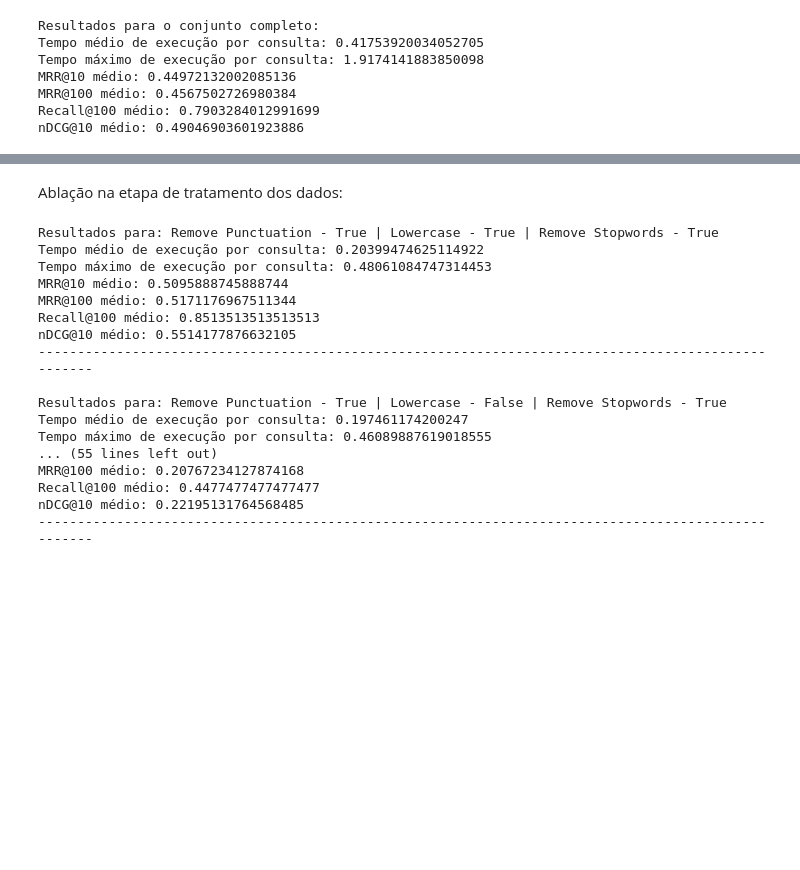
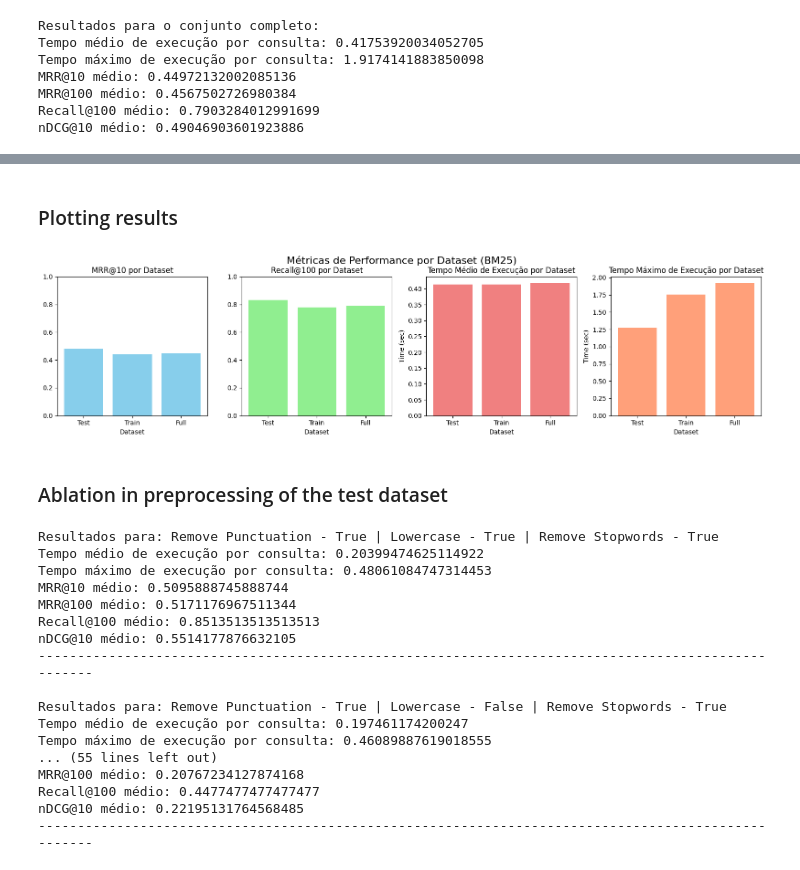
Before and after one commit to TFrankeM/projetos_em_cd, a Jupyter notebook: multi_stage_ranking.ipynb, the cells around one changed output, grey strips where cells are left out. Saved outputs shown, nothing was run; the diff lists cells and outputs as text; code cells hidden in the pictures; blank space fills up the shorter version.

```diff
--- a/multi_stage_ranking.ipynb
+++ b/multi_stage_ranking.ipynb
@@ -495,7 +462,34 @@ plt.show()
 # %%
 bm_25_results.to_csv("../results/bm_25_results.csv")
-# %% [markdown]
-Ablação na etapa de tratamento dos dados:
+# %% [markdown]
+### Plotting results
+# %%
+# Metrics to plot
+metrics = {
+    "MRR@10": ("", "MRR@10 por Dataset", 'skyblue'),
+    "Recall@100": ("", "Recall@100 por Dataset", 'lightgreen'),
+    "Average query runtime (sec)": ("Time (sec)", "Tempo Médio de Execução por Dataset", 'lightcoral'),
+    "Maximum query runtime (sec)": ("Time (sec)", "Tempo Máximo de Execução por Dataset", 'lightsalmon')
+}
+
+fig, axes = plt.subplots(1, 4, figsize=(16, 4))
+axes = axes.flatten()  # Flatten the 2x2 array of axes for easy indexing
+
+for i, (metric_col, (ylabel, title, color)) in enumerate(metrics.items()):
+    ax = axes[i]
+    ax.bar(bm_25_results["Dataset"], bm_25_results[metric_col], color=color)
+    ax.set_xlabel("Dataset")
+    ax.set_ylabel(ylabel)
+    ax.set_title(title)
+    if i == 0 or i == 1: ax.set_ylim(top=1)
+
+plt.tight_layout()
+plt.suptitle("Métricas de Performance por Dataset (BM25)", fontsize=16, y=1.02)
+plt.show()
+# %% [output]
+[figure, added]
+# %% [markdown]
+### Ablation in preprocessing of the test dataset
 # %%
 bm_25_processing_results = pd.DataFrame(columns=[
     "Remove stopwords",
```
Also changed, not shown: parts of 34 cells of this notebook.
